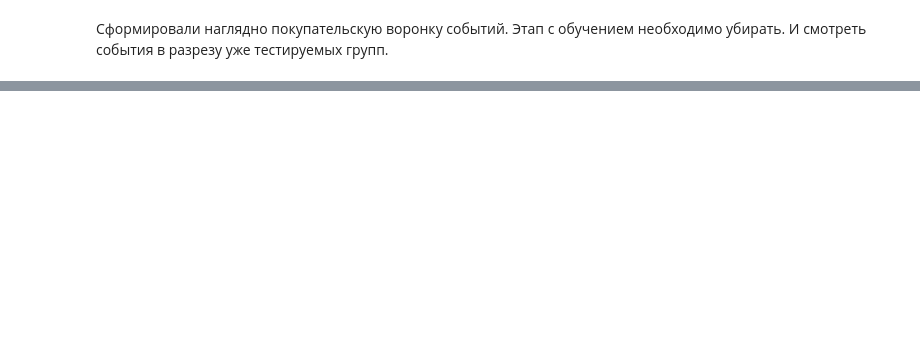
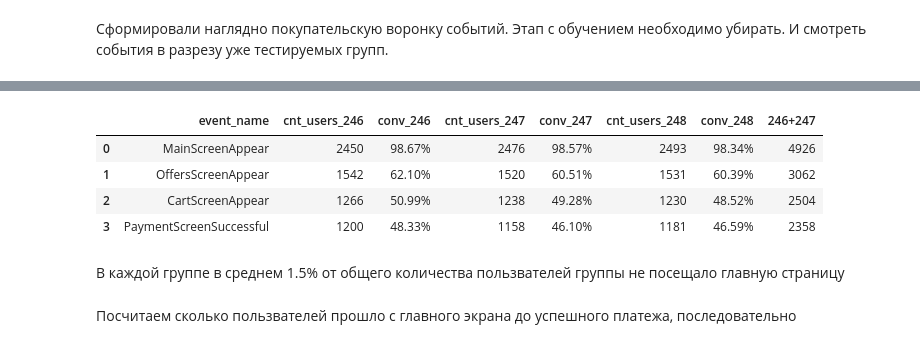
Before and after one commit to ArtemBonda/ynd_analyses, a Jupyter notebook: 10_exam_prject_2/Research_startap.ipynb, the cells around one changed output, grey strips where cells are left out. Cells and saved outputs as stored; diff of their text form; code cells hidden in the pictures; blank space fills up the shorter version.

```diff
--- a/10_exam_prject_2/Research_startap.ipynb
+++ b/10_exam_prject_2/Research_startap.ipynb
@@ -382,0 +444,26 @@ clean_data = clean_data.query('event_name != "Tutorial"')
+# %%
+#  в каждой группе посчитать
+funnel_246 = clean_data.query('group==246').pivot_table(index=['event_name'], values='device_id', aggfunc='nunique').sort_values(by='device_id', ascending=False).reset_index().rename(columns={'device_id':'cnt_users_246'})
+funnel_246['conv_246'] = (funnel_246['cnt_users_246']/cnt_users.loc[0, 'cnt_users_group']).map(lambda x: '{0:.2%}'.format(x))
+
+funnel_247 = clean_data.query('group==247').pivot_table(index=['event_name'], values='device_id', aggfunc='nunique').sort_values(by='device_id', ascending=False).reset_index().rename(columns={'device_id':'cnt_users_247'})
+funnel_247['conv_247'] = (funnel_247['cnt_users_247']/cnt_users.loc[1, 'cnt_users_group']).map(lambda x: '{0:.2%}'.format(x))
+funnel_248 = clean_data.query('group==248').pivot_table(index=['event_name'], values='device_id', aggfunc='nunique').sort_values(by='device_id', ascending=False).reset_index().rename(columns={'device_id':'cnt_users_248'})
+funnel_248['conv_248'] = (funnel_248['cnt_users_248']/cnt_users.loc[2, 'cnt_users_group']).map(lambda x: '{0:.2%}'.format(x))
+
+# Соеденим таблицы
+funnel_merge = funnel_246.merge(funnel_247, left_on='event_name', right_on='event_name').merge(funnel_248, left_on='event_name', right_on='event_name')
+# Посчитать пользваателей 246 и 247 группы
+funnel_merge['246+247'] = funnel_merge['cnt_users_246'] + funnel_merge['cnt_users_247']
+
+funnel_merge
+# %% [output]
+|  | event_name | cnt_users_246 | conv_246 | cnt_users_247 | conv_247 | cnt_users_248 | conv_248 | 246+247 |
+| 0 | MainScreenAppear | 2450 | 98.67% | 2476 | 98.57% | 2493 | 98.34% | 4926 |
+| 1 | OffersScreenAppear | 1542 | 62.10% | 1520 | 60.51% | 1531 | 60.39% | 3062 |
+| 2 | CartScreenAppear | 1266 | 50.99% | 1238 | 49.28% | 1230 | 48.52% | 2504 |
+| 3 | PaymentScreenSuccessful | 1200 | 48.33% | 1158 | 46.10% | 1181 | 46.59% | 2358 |
+# %% [markdown]
+В каждой группе в среднем 1.5% от общего количества пользвателей группы не посещало главную страницу
+# %% [markdown]
+Посчитаем сколько пользвателей прошло с главного экрана до успешного платежа, последовательно
```
Also changed, not shown: parts of 72 cells of this notebook.
